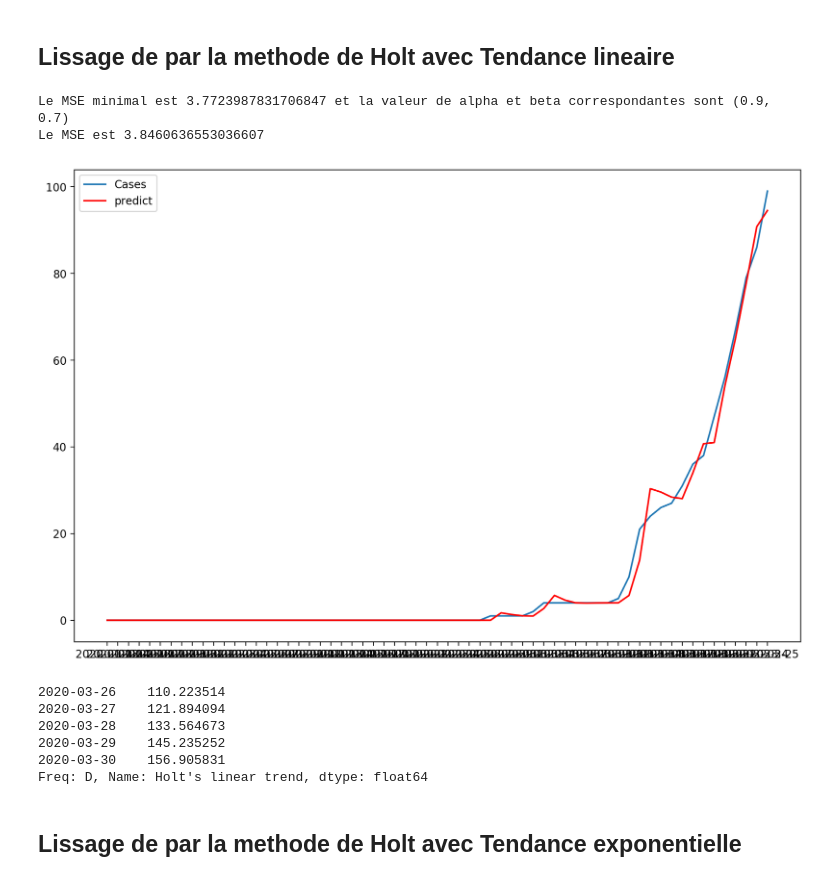
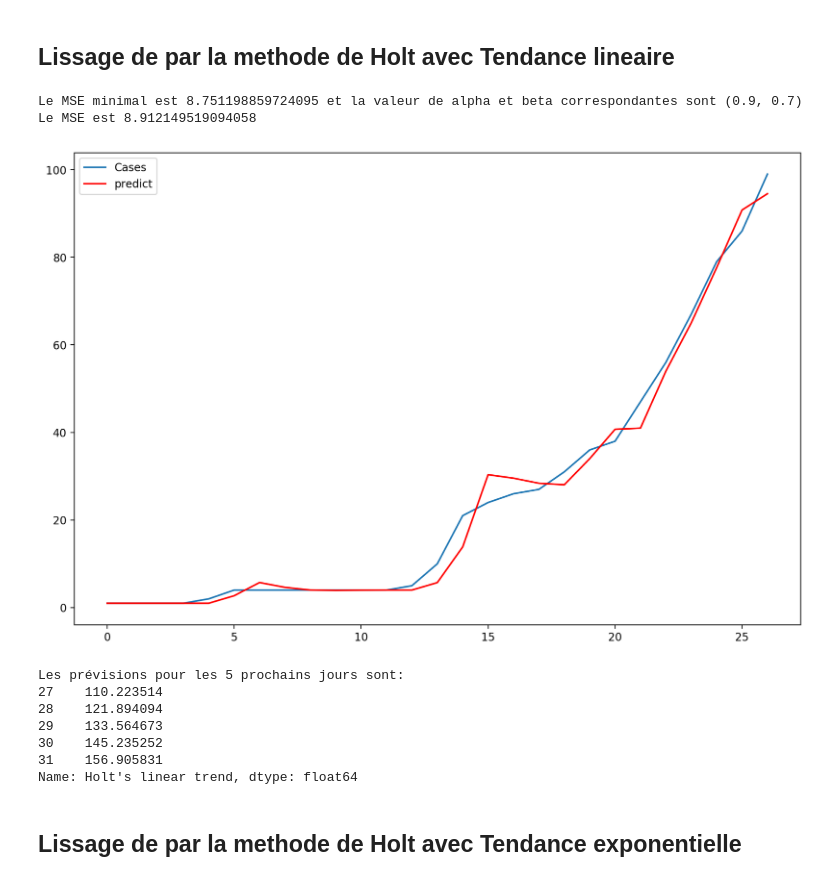
Before and after one commit to siriman/covid-19, a Jupyter notebook: covid_19_lissage1.ipynb, the cells around one changed output. Drawn from its saved outputs; the diff is of its cells as text; code cells hidden in the pictures.

Commit message:
Mise  a jour n°3 de l'algorithme

```diff
--- a/covid_19_lissage1.ipynb
+++ b/covid_19_lissage1.ipynb
@@ -19,3 +19,7 @@ cov = pd.read_csv('new_datav4.csv')
 cov1 = pd.read_csv('new_datav4.csv',index_col=1)
 cov=cov.drop(['Unnamed: 0'],axis=1)
 y=cov['Senegal']
+data_sn1=cov['Senegal'][36:]
+data_sn1=data_sn1.reset_index()
+data_sn1=data_sn1.drop(['index'],axis=1)
+y1=data_sn1
@@ -187,9 +155,9 @@ value_poss=[0.1, 0.2, 0.3, 0.4, 0.5, 0.6, 0.7, 0.8, 0.9]
 mse_list=[]
 params=[]
 for i in value_poss:
-        fit = SimpleExpSmoothing(data_sn).fit(smoothing_level=i)
+        fit = SimpleExpSmoothing(data_sn1).fit(smoothing_level=i)
         predicted=fit.fittedvalues
-        error = mean_squared_error(data_sn, predicted)
+        error = mean_squared_error(data_sn1, predicted)
         mse_list.append(error)
         params.append(i)
 ind=mse_list.index(min(mse_list))
@@ -208,8 +176,8 @@ Ainsi nous écrivons notre modèle de prédiction de lissage exponentiel simple
 # Simple Exponential Smoothing
 # Simple Exponential Smoothing
 
-fit = SimpleExpSmoothing(data_sn).fit(smoothing_level=0.9)
+fit = SimpleExpSmoothing(data_sn1).fit(smoothing_level=0.9)
 predicted=fit.fittedvalues
-error = mean_squared_error(data_sn, predicted)
+error = mean_squared_error(data_sn1, predicted)
 print( 'Le MSE est {}'.format(error))
 # %% [output]
@@ -261,48 +229,51 @@ Tendace: $b_t=\beta(l_t-l_{t-1})+(1-\beta)b_{t-1} $
 #Pour trouver la meilleur valeur de alpha et de beta avec le plus petit MSE nous  essayons tous
 #le valeurs comprises entre 0 et 1 avec un pas de 0.1
 
 value_poss=[0.1, 0.2, 0.3, 0.4, 0.5, 0.6, 0.7, 0.8, 0.9]
 from sklearn.metrics import mean_squared_error
 mse_list=[]
 params=[]
 for i in value_poss:
     for j in value_poss:
-        fit1=Holt(data_sn).fit(smoothing_level=i, smoothing_slope=j, optimized=False)
+        fit1=Holt(data_sn1).fit(smoothing_level=i, smoothing_slope=j, optimized=False)
         predicted=fit1.fittedvalues
-        error = mean_squared_error(data_sn, predicted)
+        error = mean_squared_error(data_sn1, predicted)
         mse_list.append(error)
         params.append((i,j))
 ind=mse_list.index(min(mse_list))
 #print(mse_list[ind],params[ind])
 print('Le MSE minimal est {0} et la valeur de alpha et beta correspondantes sont {1}'.format(mse_list[ind],params[ind]))
 
 # Prédiction avec la methode de Holt  pour  𝛼=0.9 et  β=0.9
-fit1=Holt(data_sn).fit(smoothing_level=params[ind][0], smoothing_slope=params[ind][0], optimized=False)
+fit1=Holt(data_sn1).fit(smoothing_level=params[ind][0], smoothing_slope=params[ind][0], optimized=False)
 predicted=fit1.fittedvalues
-error = mean_squared_error(data_sn, predicted)
+error = mean_squared_error(data_sn1, predicted)
 print( 'Le MSE est {}'.format(error))
 
 
 # Visualisation de la prévision
 plt.figure(figsize=(12,8),dpi=200)
-plt.plot(data_sn, label="Cases") # la courbe des données réelles
+plt.plot(data_sn1, label="Cases") # la courbe des données réelles
 plt.plot(fit1.fittedvalues, label="predict",color='red')# la courbe des données prédites
 plt.legend()
 plt.show ()
 
 ## Prédiction pour les 5 prochains jours
 fcast1 = fit1.forecast(5).rename("Holt's linear trend")
-fcast1
+print( 'Les prévisions pour les 5 prochains jours sont:')
+
+print('{} '.format(fcast1))
 # %% [output]
-Le MSE minimal est 3.7723987831706847 et la valeur de alpha et beta correspondantes sont (0.9, 0.7)
-Le MSE est 3.8460636553036607
+Le MSE minimal est 8.751198859724095 et la valeur de alpha et beta correspondantes sont (0.9, 0.7)
+Le MSE est 8.912149519094058
-[figure, old version]
+[figure, new version]
-2020-03-26    110.223514
-2020-03-27    121.894094
-2020-03-28    133.564673
-2020-03-29    145.235252
-2020-03-30    156.905831
-Freq: D, Name: Holt's linear trend, dtype: float64
+Les prévisions pour les 5 prochains jours sont:
+27    110.223514
+28    121.894094
+29    133.564673
+30    145.235252
+31    156.905831
+Name: Holt's linear trend, dtype: float64
 # %% [markdown]
 ## Lissage de par la methode de Holt avec Tendance exponentielle
 # %%
```
Also changed, not shown: parts of 17 cells of this notebook.
